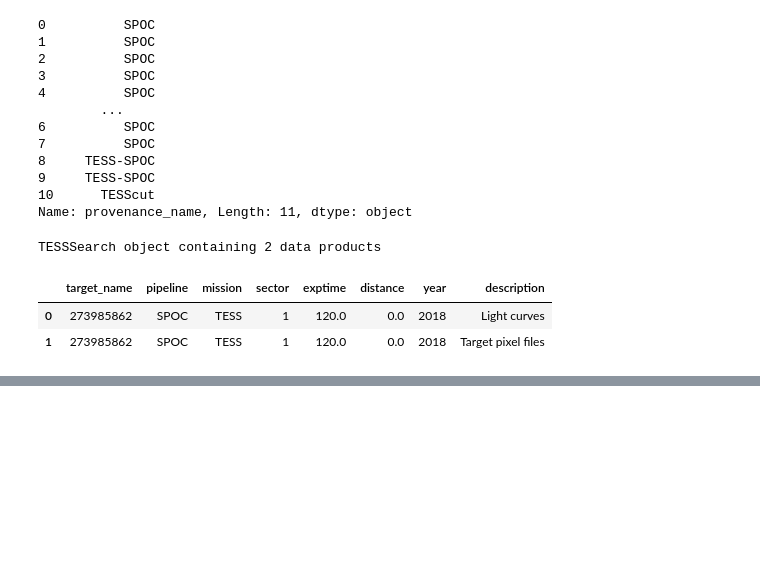
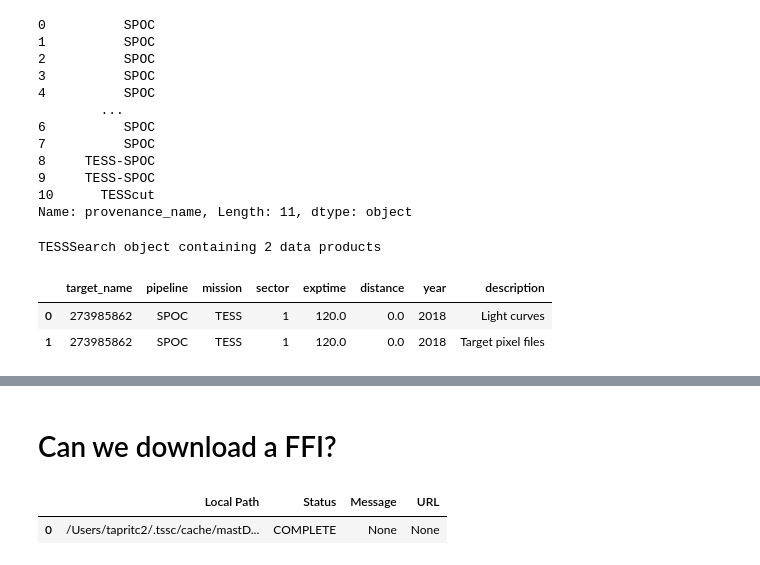
Before and after one commit to lightkurve/lksearch, a Jupyter notebook: docs/tutorials/Example_searches.ipynb, the cells around one changed output, grey strips where cells are left out. Drawn from its saved outputs; the diff is of its cells as text; code cells hidden in the pictures; blank space fills up the shorter version.

```diff
--- a/docs/tutorials/Example_searches.ipynb
+++ b/docs/tutorials/Example_searches.ipynb
@@ -371,0 +374,7 @@ astroquery.mast.TesscutClass.download_cutouts?
+# %% [markdown]
+# Can we download a FFI?
+# %%
+ffi_res[0].download()
+# %% [output]
+|  | Local Path | Status | Message | URL |
+| 0 | /Users/tapritc2/.tssc/cache/mastD... | COMPLETE | None | None |
```
Also changed, not shown: parts of 15 cells of this notebook, 1 other file.
